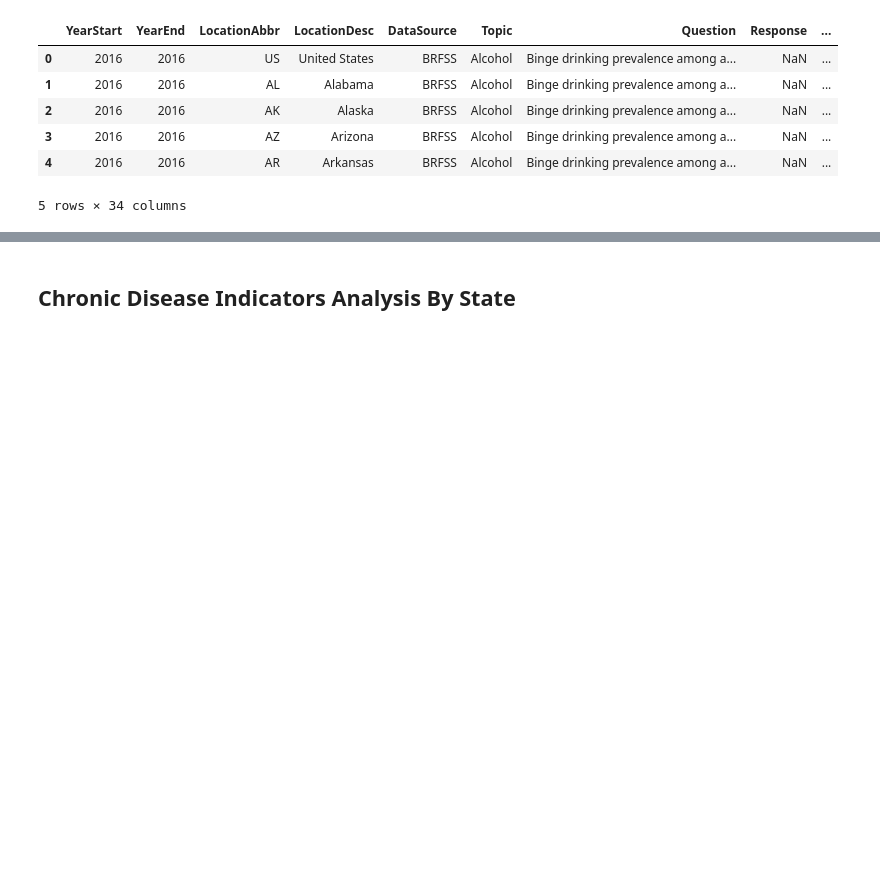
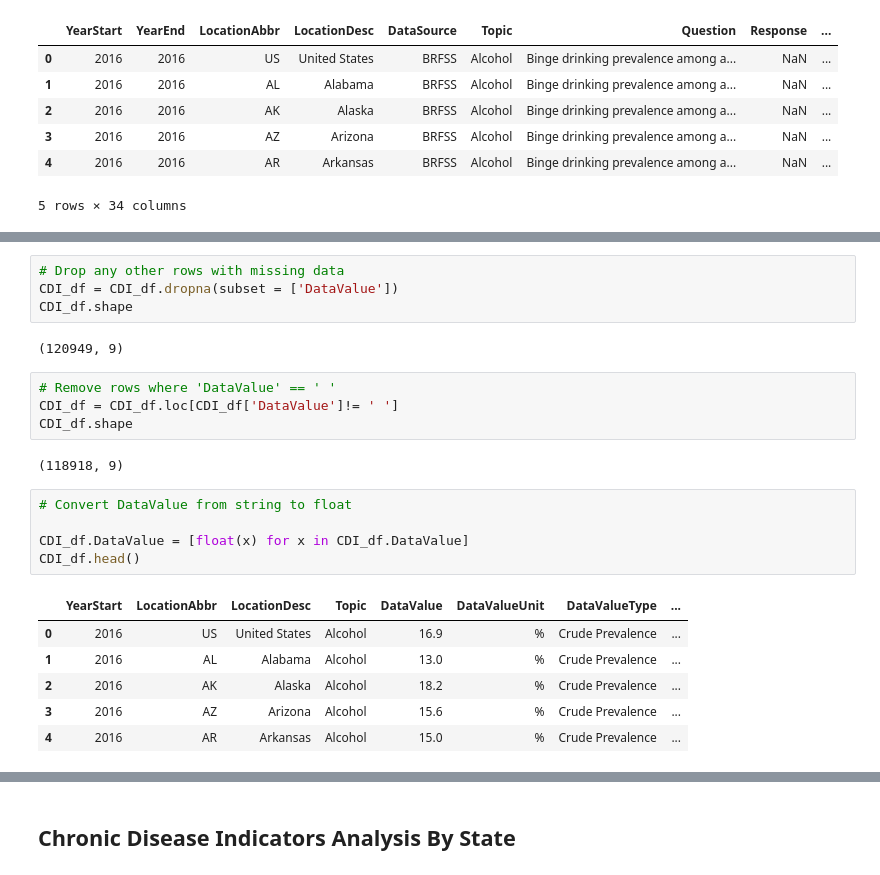
Before and after one commit to fnourz/ETL_Project, a Jupyter notebook: leading_causes_death_by_year.ipynb, the cells around one changed output, grey strips where cells are left out. Drawn from its saved outputs; the diff is of its cells as text; blank space fills up the shorter version.

```diff
--- a/leading_causes_death_by_year.ipynb
+++ b/leading_causes_death_by_year.ipynb
@@ -448,0 +329,24 @@ CDI_US_age_adjusted_female.head()
+# %%
+# Drop any other rows with missing data
+CDI_df = CDI_df.dropna(subset = ['DataValue'])
+CDI_df.shape
+# %% [output]
+(120949, 9)
+# %%
+# Remove rows where 'DataValue' == ' '
+CDI_df = CDI_df.loc[CDI_df['DataValue']!= ' ']
+CDI_df.shape
+# %% [output]
+(118918, 9)
+# %%
+# Convert DataValue from string to float
+
+CDI_df.DataValue = [float(x) for x in CDI_df.DataValue]
+CDI_df.head()
+# %% [output]
+|  | YearStart | LocationAbbr | LocationDesc | Topic | DataValue | DataValueUnit | DataValueType | ... |
+| 0 | 2016 | US | United States | Alcohol | 16.9 | % | Crude Prevalence | ... |
+| 1 | 2016 | AL | Alabama | Alcohol | 13.0 | % | Crude Prevalence | ... |
+| 2 | 2016 | AK | Alaska | Alcohol | 18.2 | % | Crude Prevalence | ... |
+| 3 | 2016 | AZ | Arizona | Alcohol | 15.6 | % | Crude Prevalence | ... |
+| 4 | 2016 | AR | Arkansas | Alcohol | 15.0 | % | Crude Prevalence | ... |
```
Also changed, not shown: parts of 32 cells of this notebook.
